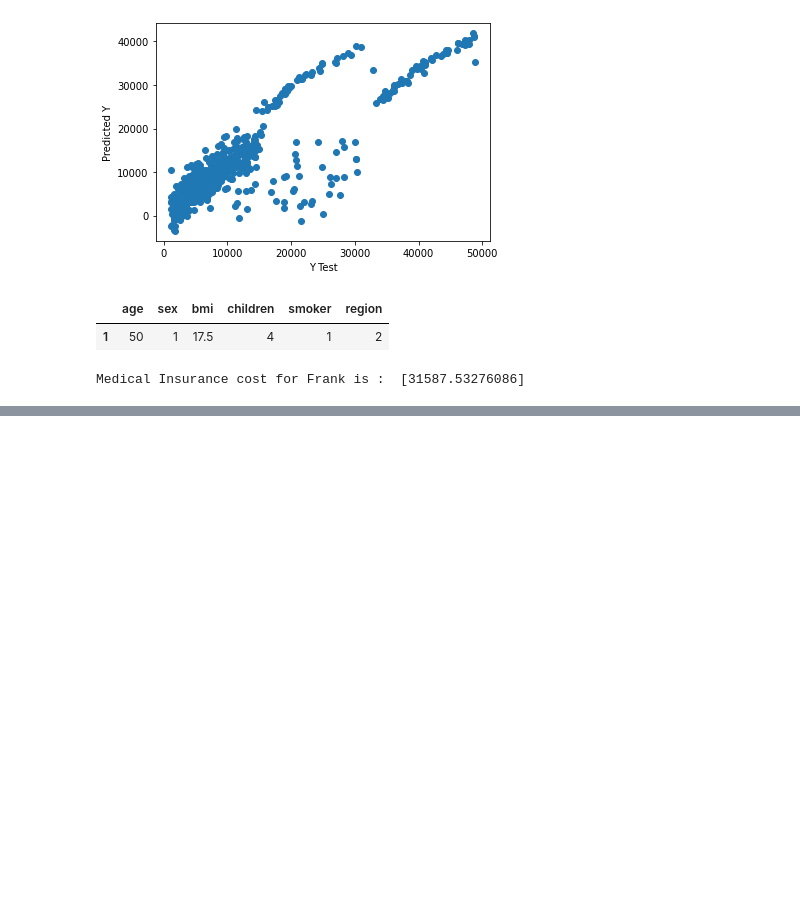
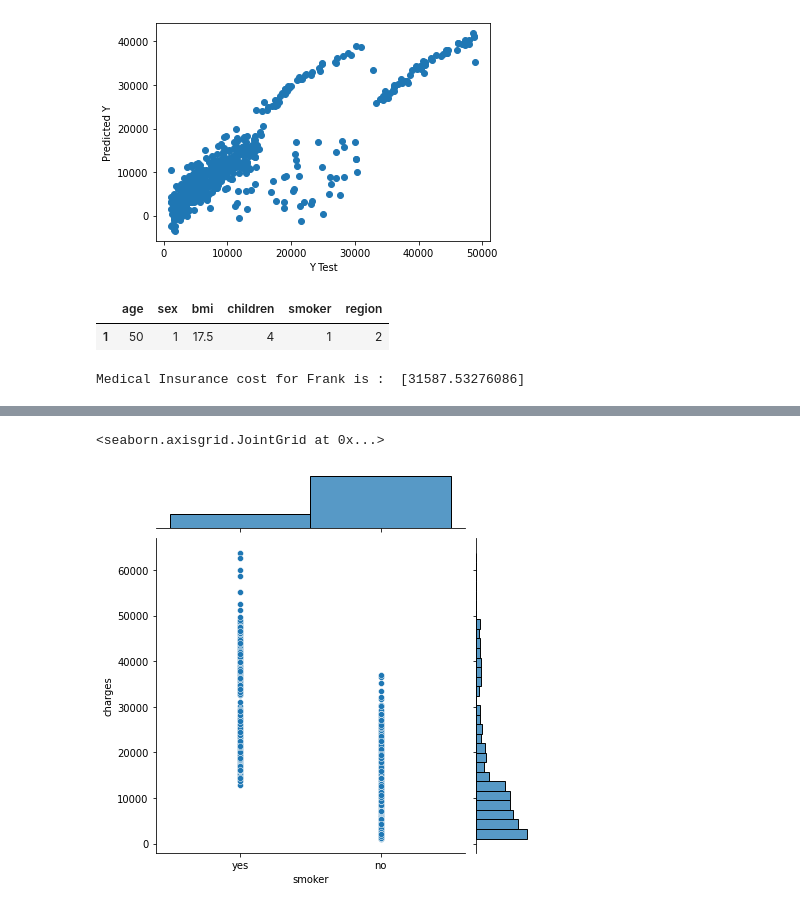
Before and after one commit to ThishoniaPreethiS/python-class, a Jupyter notebook: Healthcare.ipynb, the cells around one changed output, grey strips where cells are left out. Saved outputs shown, nothing was run; the diff lists cells and outputs as text; code cells hidden in the pictures; blank space fills up the shorter version.

```diff
--- a/Healthcare.ipynb
+++ b/Healthcare.ipynb
@@ -113,0 +121,6 @@ Medical Insurance cost for Frank is :  [31587.53276086]
+# %%
+# Correlation betweeen 'charges' and 'smoker'
+sns.jointplot(x=insurance['smoker'],y=insurance['charges'])
+# %% [output]
+<seaborn.axisgrid.JointGrid at 0x...>
+[figure, added]
```
Also changed, not shown: parts of 1 cell of this notebook.
